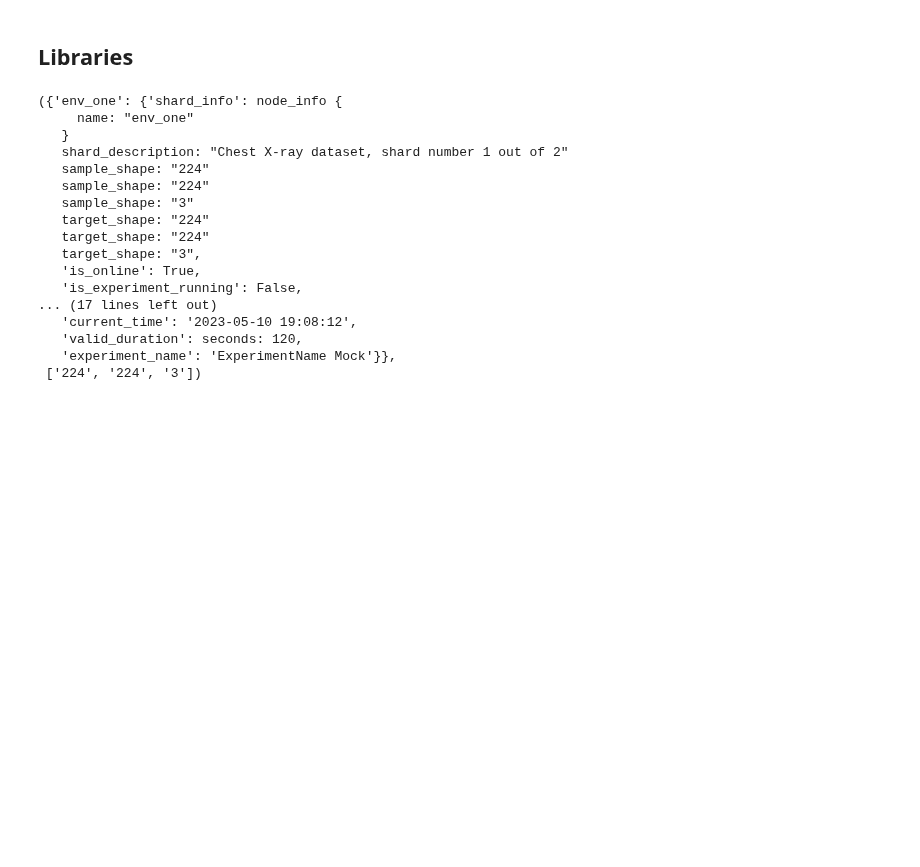
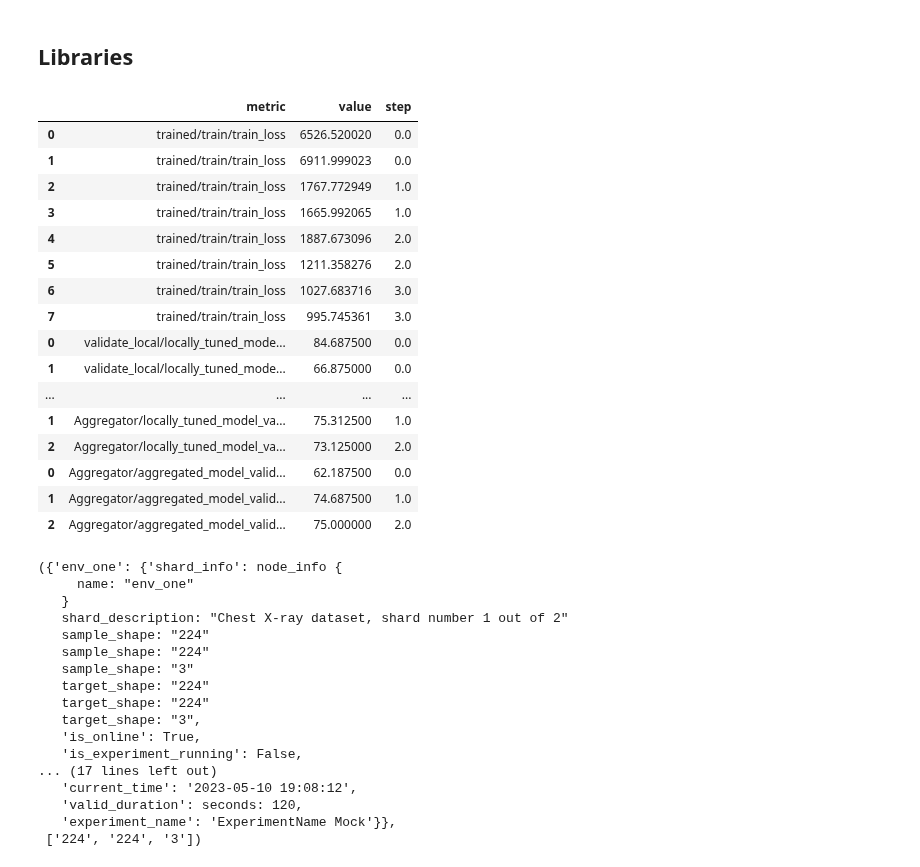
Before and after one commit to daviddelriod/FL-SecFlow, a Jupyter notebook: workspace/pneumonia-detection.ipynb, the cells around one changed output. Saved outputs shown, nothing was run; the diff lists cells and outputs as text; code cells hidden in the pictures; blank space fills up the shorter version.

Commit message:
Function for getting metrics from tensorboard logs

```diff
--- a/workspace/pneumonia-detection.ipynb
+++ b/workspace/pneumonia-detection.ipynb
@@ -24,6 +24,54 @@ from torch.optim.lr_scheduler import ReduceLROnPlateau
 from sklearn.metrics import precision_recall_fscore_support
 from copy import deepcopy
 from collections import OrderedDict
+# %%
+import traceback
+import pandas as pd
+from tensorboard.backend.event_processing.event_accumulator import EventAccumulator
+
+# Extraction function
+def tflog2pandas(path):
+    runlog_data = pd.DataFrame({"metric": [], "value": [], "step": []})
+    try:
+        event_acc = EventAccumulator(path)
+        event_acc.Reload()
+        tags = event_acc.Tags()["scalars"]
+        for tag in tags:
+            event_list = event_acc.Scalars(tag)
+            values = list(map(lambda x: x.value, event_list))
+            step = list(map(lambda x: x.step, event_list))
+            r = {"metric": [tag] * len(step), "value": values, "step": step}
+            r = pd.DataFrame(r)
+            runlog_data = pd.concat([runlog_data, r])
+    # Dirty catch of DataLossError
+    except Exception:
+        print("Event file possibly corrupt: {}".format(path))
+        traceback.print_exc()
+    return runlog_data
+path="C:/Users/clash/Desktop/4/TFG/FL-SecFlow/events.out.tfevents.1687293043.ip-172-31-0-197" #folderpath
+df=tflog2pandas(path)
+#df=df[(df.metric != 'params/lr')&(df.metric != 'params/mm')&(df.metric != 'train/loss')] #delete the mentioned rows
+#df.to_csv("output.csv")
+# %%
+df
+# %% [output]
+|  | metric | value | step |
+| 0 | trained/train/train_loss | 6526.520020 | 0.0 |
+| 1 | trained/train/train_loss | 6911.999023 | 0.0 |
+| 2 | trained/train/train_loss | 1767.772949 | 1.0 |
+| 3 | trained/train/train_loss | 1665.992065 | 1.0 |
+| 4 | trained/train/train_loss | 1887.673096 | 2.0 |
+| 5 | trained/train/train_loss | 1211.358276 | 2.0 |
+| 6 | trained/train/train_loss | 1027.683716 | 3.0 |
+| 7 | trained/train/train_loss | 995.745361 | 3.0 |
+| 0 | validate_local/locally_tuned_mode... | 84.687500 | 0.0 |
+| 1 | validate_local/locally_tuned_mode... | 66.875000 | 0.0 |
+| ... | ... | ... | ... |
+| 1 | Aggregator/locally_tuned_model_va... | 75.312500 | 1.0 |
+| 2 | Aggregator/locally_tuned_model_va... | 73.125000 | 2.0 |
+| 0 | Aggregator/aggregated_model_valid... | 62.187500 | 0.0 |
+| 1 | Aggregator/aggregated_model_valid... | 74.687500 | 1.0 |
+| 2 | Aggregator/aggregated_model_valid... | 75.000000 | 2.0 |
 # %%
 client_id = 'api'
 cert_dir = 'cert'
```
